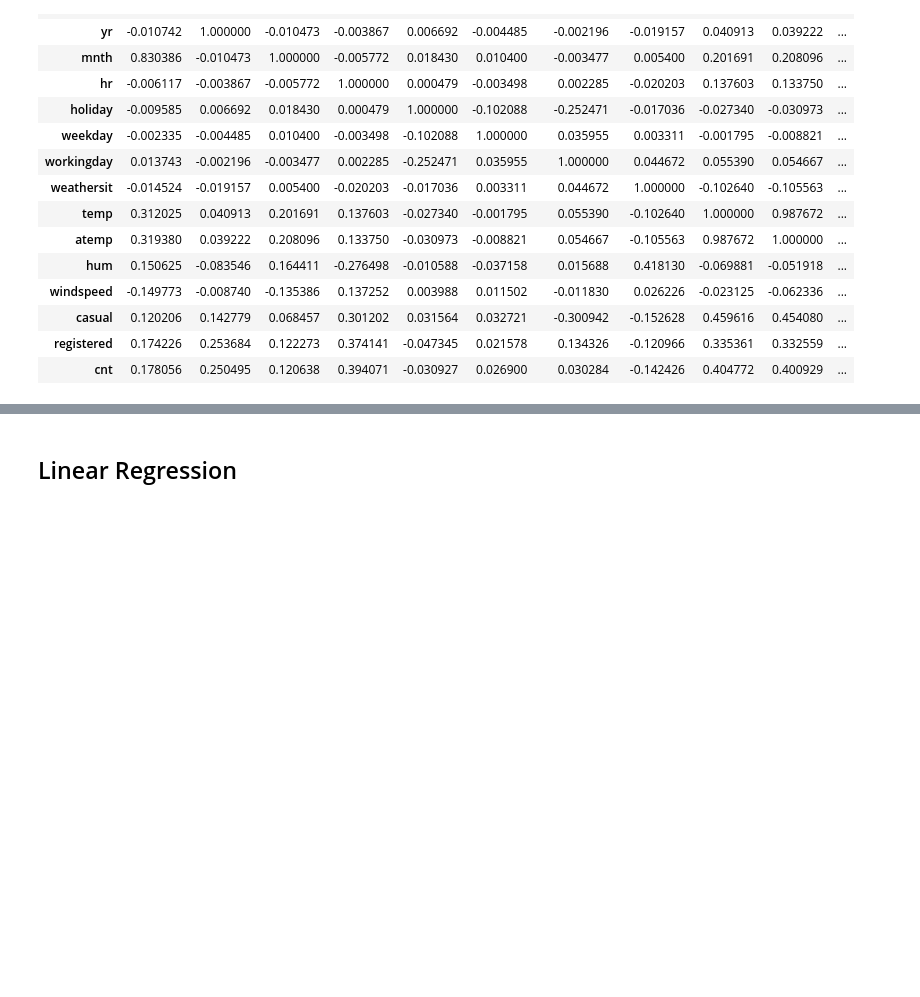
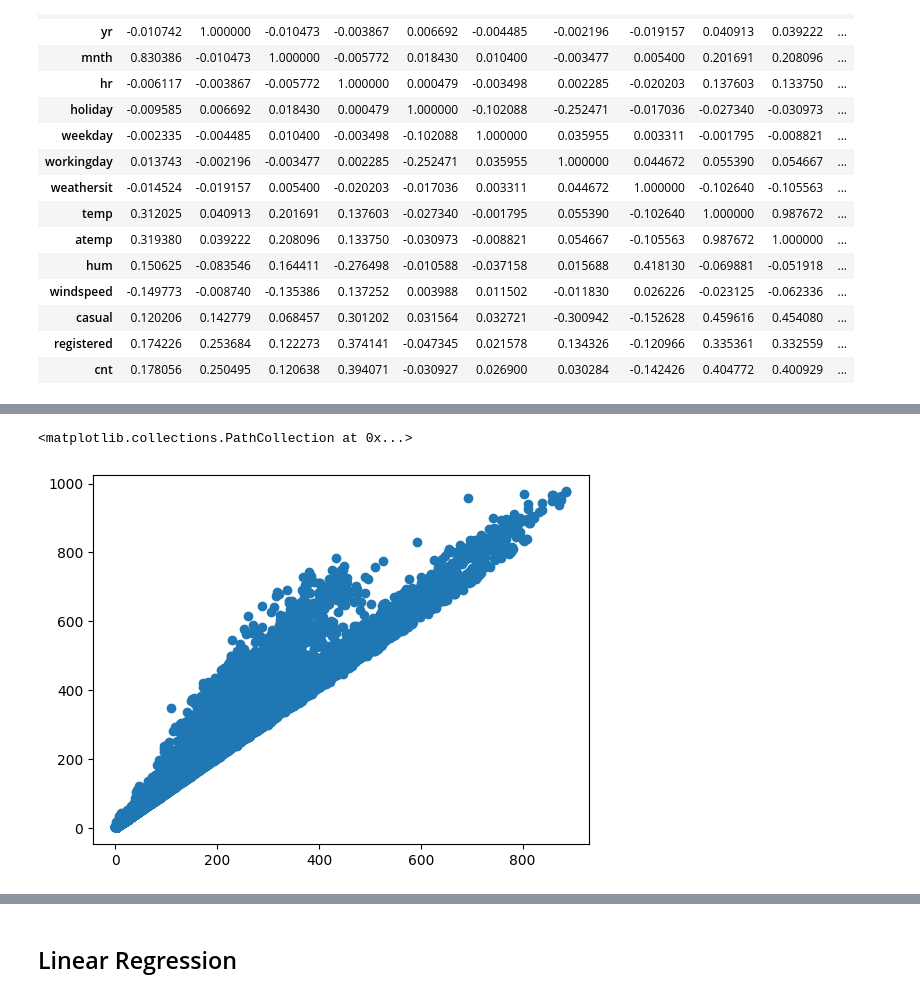
Before and after one commit to Prathmesh-rajurkar/Bike_Sharing_Pred, a Jupyter notebook: bike_sharing.ipynb, the cells around one changed output, grey strips where cells are left out. Drawn from its saved outputs; the diff is of its cells as text; code cells hidden in the pictures; blank space fills up the shorter version.

```diff
--- a/bike_sharing.ipynb
+++ b/bike_sharing.ipynb
@@ -110,0 +116,5 @@ df.corr()
+# %%
+plt.scatter(df['registered'],df['cnt'])
+# %% [output]
+<matplotlib.collections.PathCollection at 0x...>
+[figure, added]
```
Also changed, not shown: parts of 15 cells of this notebook.
